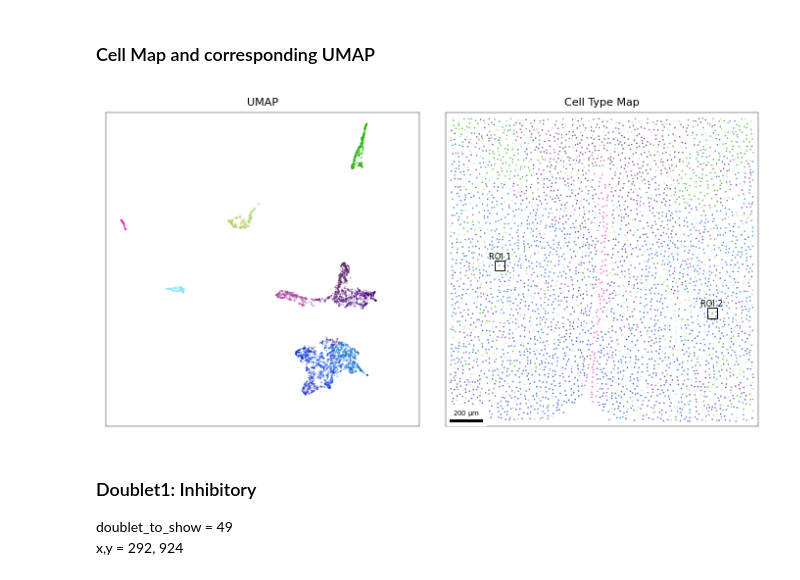
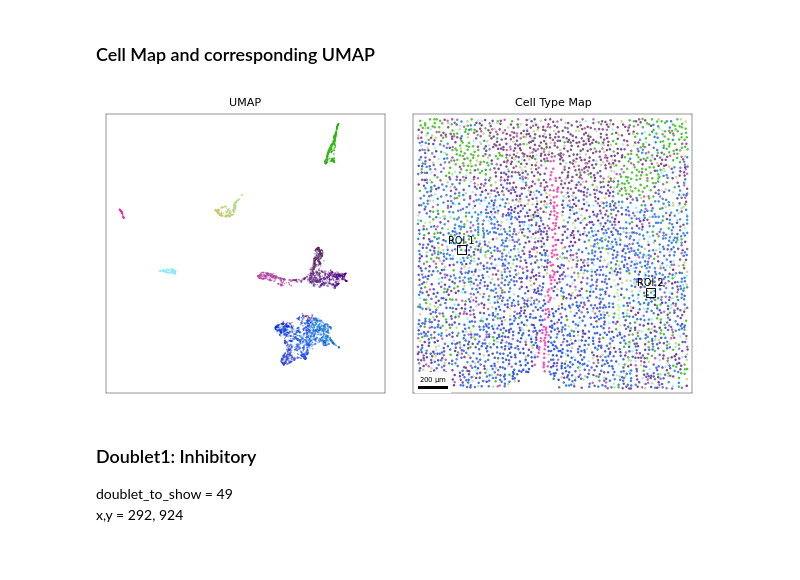
Before and after one commit to melocery/MasterThesisAnalysis, a Jupyter notebook: notebook/R8_DoubletsExample.ipynb, the cells around one changed output. Saved outputs shown, nothing was run; the diff lists cells and outputs as text; code cells hidden in the pictures.

```diff
--- a/notebook/R8_DoubletsExample.ipynb
+++ b/notebook/R8_DoubletsExample.ipynb
@@ -87,7 +87,7 @@ RGB = pseudocells.obsm["RGB"]
 
 spatial = pseudocells.obsm["spatial"]
 # %%
-fig, ax = plt.subplots(1, 2, figsize=(18*CM, 9*CM))
+fig, ax = plt.subplots(1, 2, figsize=(16*CM, 8*CM))
 
 ax[0].scatter(
     embedding[:, 0],
@@ -114,7 +114,7 @@ ax[1].scatter(
     alpha=0.8,
     marker=".",
     edgecolors='none',
-    s=5,
+    s=13,
 )
 ax[1].set(aspect="equal")
 
@@ -134,7 +134,7 @@ ax[1].text(
             x0 + windowsize / 2, y0 + windowsize + 10,
             "ROI 1",
             color="k",
-            fontsize=6,
+            fontsize=7,
             fontweight='light',
             ha='center'
         )
@@ -146,35 +146,35 @@ square = Rectangle(
     (x0, y0),
     width=windowsize,
     height=windowsize,
     linewidth=0.7,
     fill=False,
     edgecolor="k",
 )
 ax[1].add_patch(square)
 ax[1].text(
             x0 + windowsize / 2, y0 + windowsize + 10,
             "ROI 2",
             color="k",
-            fontsize=6,
+            fontsize=7,
             fontweight='light',
             ha='center'
         )
 
 _plot_scalebar(ax[1], dx=1, units="um", location="lower left", length_fraction=0.25, fontsize=5, box_alpha=1)
 ax[1].set_xticks([])
 ax[1].set_yticks([])
 for spine in ax[1].spines.values():
         spine.set_linewidth(0.3)
 ax[1].set_xlim(-30,1830)
 ax[1].set_ylim(-30,1830)
 ax[1].set_aspect('equal')
 ax[1].set_title("Cell Type Map", fontsize=8)
 
 plt.tight_layout()
 plt.savefig(fig_path/"CTnUMAP.pdf", **SAVE_FIG)
 plt.show()
 # %% [output]
-[figure, old version]
+[figure, new version]
 # %% [markdown]
 ### Doublet1: Inhibitory
 
```
Also changed, not shown: 1 other file.
